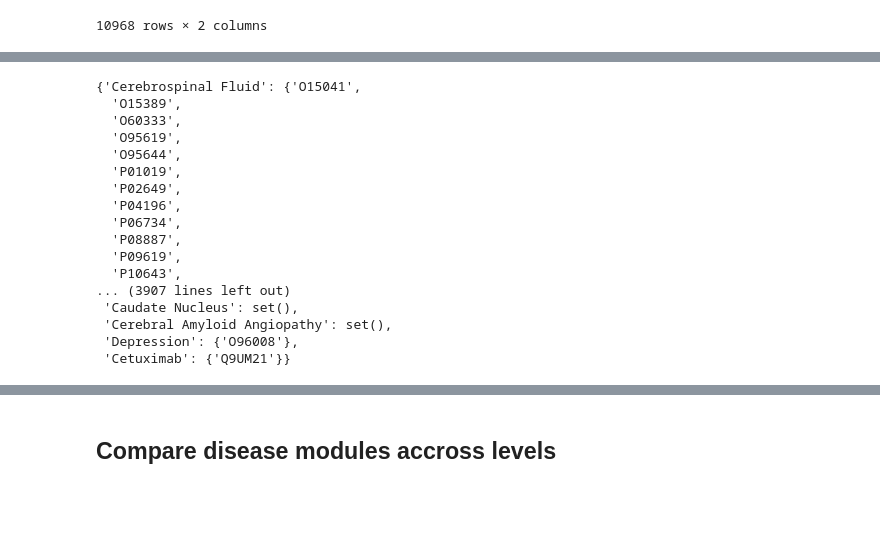
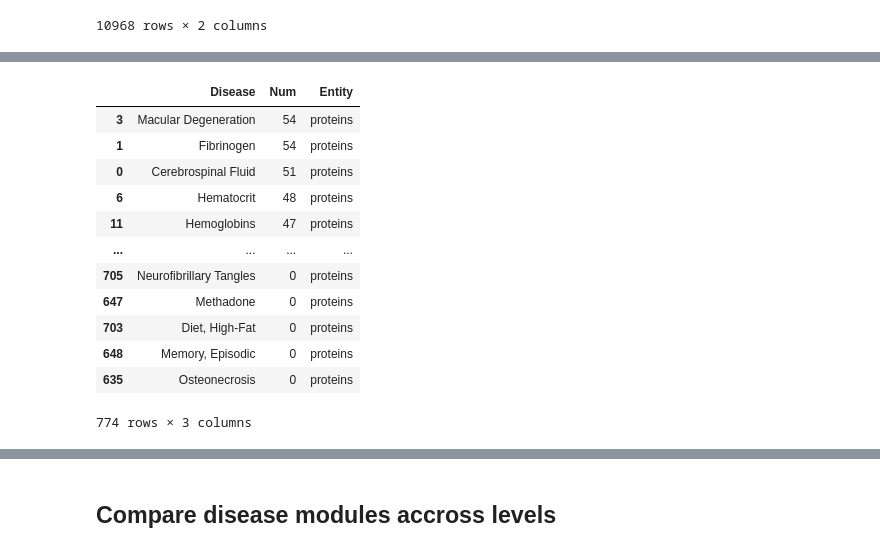
Before and after one commit to PathwayAnalysisPlatform/ProteoformNetworks, a Jupyter notebook: src/Python/analysis_2_disease_modules.ipynb, the cells around one changed output, grey strips where cells are left out. Cells and saved outputs as stored; diff of their text form; code cells hidden in the pictures; blank space fills up the shorter version.

```diff
--- a/src/Python/analysis_2_disease_modules.ipynb
+++ b/src/Python/analysis_2_disease_modules.ipynb
@@ -214,31 +216,27 @@ for disease in df_sel_diseases["Disease"]:
         if g in map_genes_to_proteins:
             for protein in map_genes_to_proteins[g]:
                 map_disease_to_proteins[disease].add(protein)
-map_disease_to_proteins
+#map_disease_to_proteins
-# %% [output]
-{'Cerebrospinal Fluid': {'O15041',
-  'O15389',
-  'O60333',
-  'O95619',
-  'O95644',
-  'P01019',
-  'P02649',
-  'P04196',
-  'P06734',
-  'P08887',
-  'P09619',
-  'P10643',
-... (3907 lines left out)
- 'Caudate Nucleus': set(),
- 'Cerebral Amyloid Angiopathy': set(),
- 'Depression': {'O96008'},
- 'Cetuximab': {'Q9UM21'}}
 # %%
-map_disease_to_proteins = {d: len(g) for d, g in map_disease_to_proteins.items()}
-df_disease_to_proteins = pd.DataFrame(data=map_disease_to_proteins.items(), columns=["Disease", "Num"])
+map_disease_to_numproteins = {d: len(g) for d, g in map_disease_to_proteins.items()}
+df_disease_to_proteins = pd.DataFrame(data=map_disease_to_numproteins.items(), columns=["Disease", "Num"])
 df_disease_to_proteins['Entity'] = config.proteins
 df_disease_to_proteins.sort_values(["Num"], ascending=False, inplace=True)
 df_disease_to_proteins
+# %% [output]
+|  | Disease | Num | Entity |
+| 3 | Macular Degeneration | 54 | proteins |
+| 1 | Fibrinogen | 54 | proteins |
+| 0 | Cerebrospinal Fluid | 51 | proteins |
+| 6 | Hematocrit | 48 | proteins |
+| 11 | Hemoglobins | 47 | proteins |
+| ... | ... | ... | ... |
+| 705 | Neurofibrillary Tangles | 0 | proteins |
+| 647 | Methadone | 0 | proteins |
+| 703 | Diet, High-Fat | 0 | proteins |
+| 648 | Memory, Episodic | 0 | proteins |
+| 635 | Osteonecrosis | 0 | proteins |
+774 rows × 3 columns
 # %%
 df_disease_to_entitites = pd.concat([df_disease_to_genes, df_disease_to_proteins])
 df_disease_to_entitites.sort_values(by=["Disease"], inplace=True)
```
Also changed, not shown: parts of 11 cells of this notebook.
